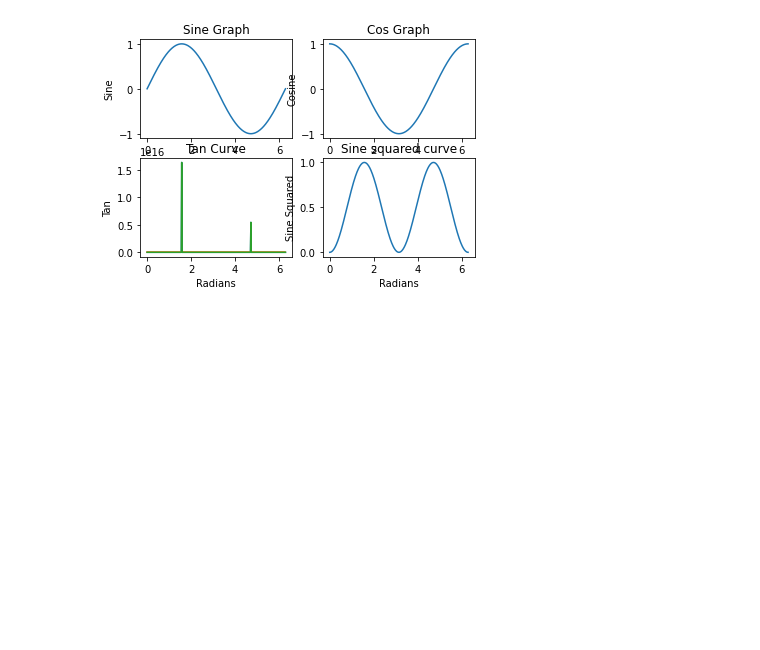
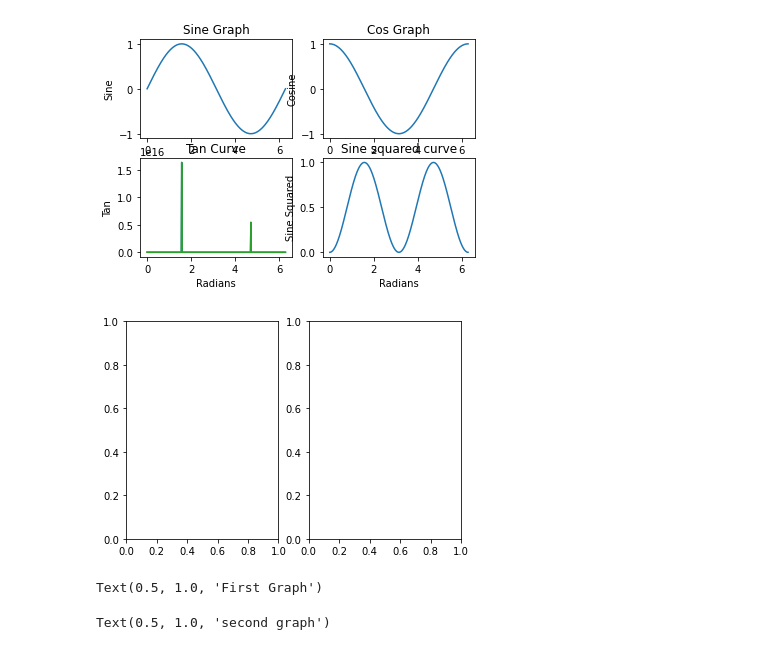
Before and after one commit to alfredayibonte/datascience-lecture-notes, a Jupyter notebook: lecture-12/Using subplots and object oriented way of plotting in matplotlib.ipynb, the cells around one changed output. Cells and saved outputs as stored; diff of their text form; code cells hidden in the pictures; blank space fills up the shorter version.

```diff
--- a/lecture-12/Using subplots and object oriented way of plotting in matplotlib.ipynb
+++ b/lecture-12/Using subplots and object oriented way of plotting in matplotlib.ipynb
@@ -89,0 +92,4 @@ fig
+# %%
+fig, ax = plt.subplots(1, 2)
+# %% [output]
+[figure, added]
@@ -89,0 +98,8 @@ fig
+# %%
+e.set_title('First Graph')
+# %% [output]
+Text(0.5, 1.0, 'First Graph')
+# %%
+f.set_title('second graph')
+# %% [output]
+Text(0.5, 1.0, 'second graph')
```
Also changed, not shown: parts of 67 cells of this notebook.
